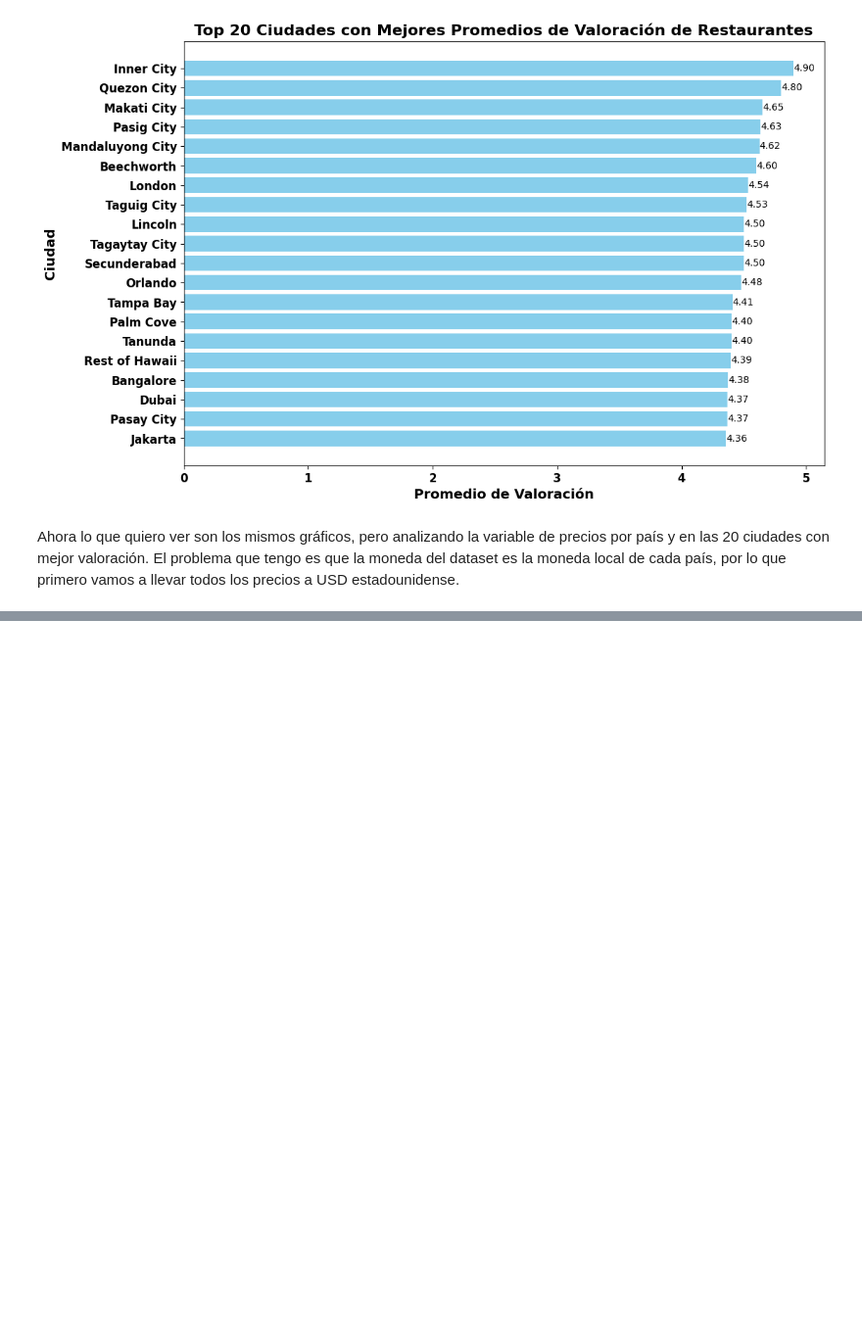
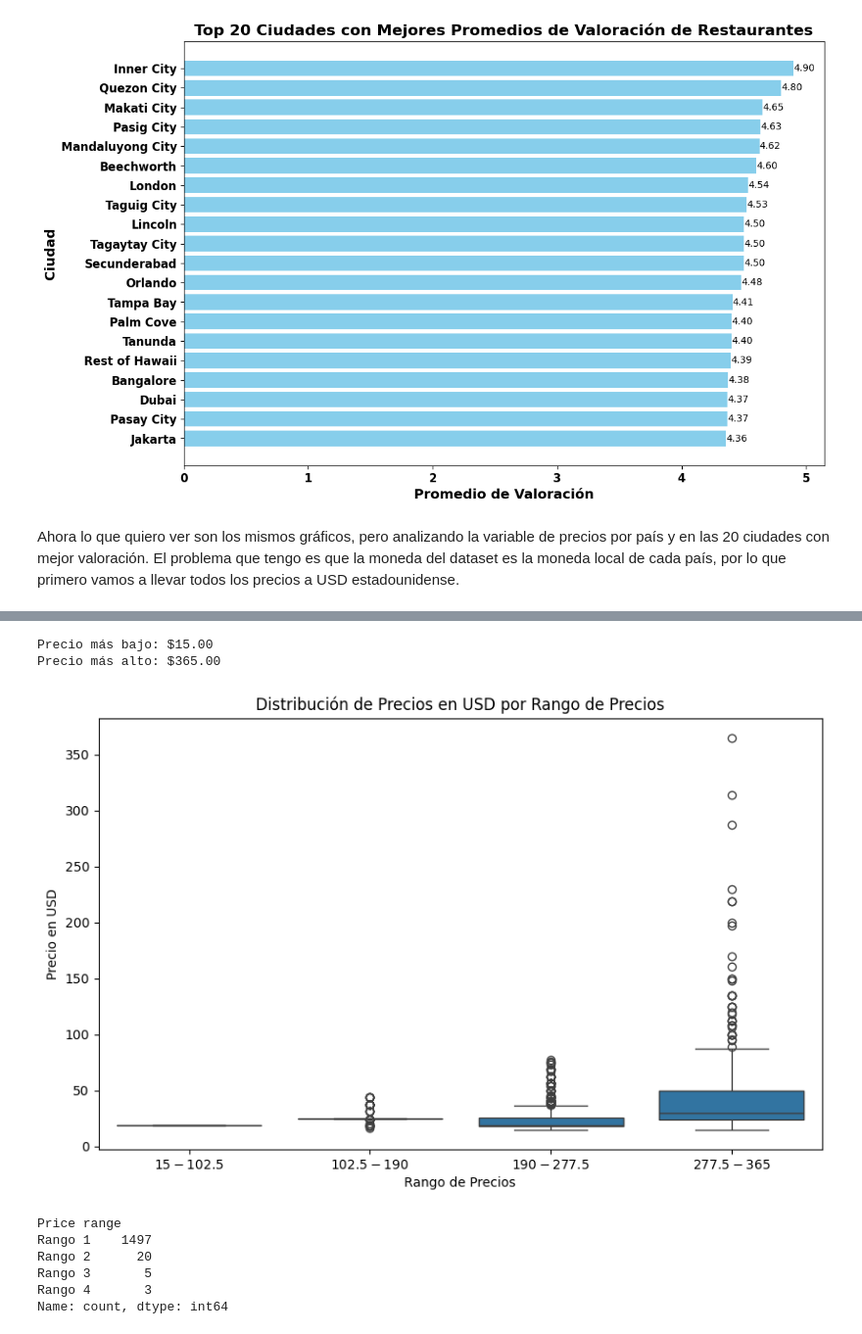
Before and after one commit to fptisato/DataScienceI, a Jupyter notebook: ZOMATO PRIMERA ENTREGA.ipynb, the cells around one changed output, grey strips where cells are left out. Shown: that part at 98% size. Saved outputs shown, nothing was run; the diff lists cells and outputs as text; code cells hidden in the pictures; blank space fills up the shorter version.

```diff
--- a/ZOMATO PRIMERA ENTREGA.ipynb
+++ b/ZOMATO PRIMERA ENTREGA.ipynb
@@ -260,0 +374,7 @@ TypeError: 'DataFrame' object is not callable
+# %%
+# Eliminar los restaurantes con precio 0 USD
+df = df[df['Price in USD'] != 0]
+
+# Verificar que se han eliminado
+print("Restaurantes restantes después de eliminar los de precio 0 USD:")
+print(df[['Restaurant Name', 'Price in USD']].head())
@@ -260,0 +405,3 @@ TypeError: 'DataFrame' object is not callable
+# %%
+# Eliminar los restaurantes con precio menor a 15 USD
+df = df[df['Price in USD'] >= 15]
@@ -260,0 +420,43 @@ TypeError: 'DataFrame' object is not callable
+# %%
+# Encontrar el precio más bajo y el más alto
+min_price = df['Price in USD'].min()
+max_price = df['Price in USD'].max()
+
+print(f"Precio más bajo: ${min_price:.2f}")
+print(f"Precio más alto: ${max_price:.2f}")
+# %% [output]
+Precio más bajo: $15.00
+Precio más alto: $365.00
+# %%
+# Ahora quiero hacer el mismo gráfico de antes, pero ahora quiero que se vean los precios en cada rango
+
+plt.figure(figsize=(10, 6))
+sns.boxplot(data=df, x='Price range', y='Price in USD')
+plt.xticks(ticks=[0, 1, 2, 3], labels=['$15 - $102.5', '$102.5 - $190', '$190 - $277.5', '$277.5 - $365'])
+plt.title('Distribución de Precios en USD por Rango de Precios')
+plt.xlabel('Rango de Precios')
+plt.ylabel('Precio en USD')
+plt.show()
+# %% [output]
+[figure, added]
+# %%
+# Quiero saber la cantidad de restaurantes que hay en cada rango, y luego colocarlas en el gráfico
+
+# Definir los rangos de precios
+bins = [15, 102.5, 190, 277.5, 365]
+labels = ['Rango 1', 'Rango 2', 'Rango 3', 'Rango 4']
+
+# Crear una nueva columna para los rangos de precios
+df['Price range'] = pd.cut(df['Price in USD'], bins=bins, labels=labels, include_lowest=True)
+
+# Contar la cantidad de restaurantes en cada rango
+counts = df['Price range'].value_counts().sort_index()
+
+print(counts)
+# %% [output]
+Price range
+Rango 1    1497
+Rango 2      20
+Rango 3       5
+Rango 4       3
+Name: count, dtype: int64
```
Also changed, not shown: parts of 22 cells of this notebook.
